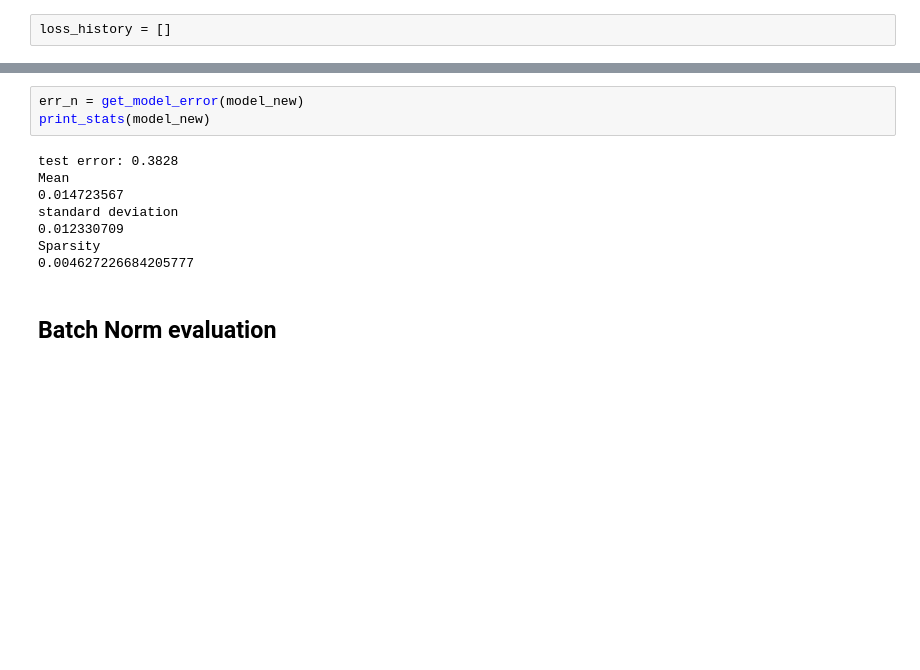
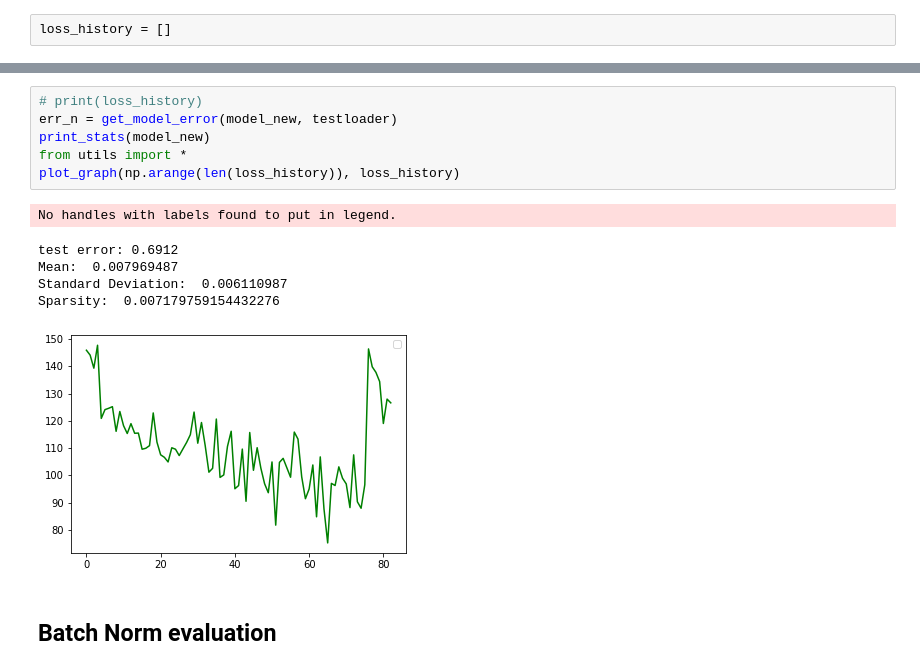
Before and after one commit to hannanabdul55/neural-nets-research-playground, a Jupyter notebook: Scale Activation function.ipynb, the cells around one changed output, grey strips where cells are left out. Cells and saved outputs as stored; diff of their text form; blank space fills up the shorter version.

Commit message:
update utils

```diff
--- a/Scale Activation function.ipynb
+++ b/Scale Activation function.ipynb
@@ -173,14 +162,16 @@ loss for epoch 5: 20.884
-# %%
-err_n = get_model_error(model_new)
-print_stats(model_new)
-# %% [output]
-test error: 0.3828
-Mean
-0.014723567
-standard deviation
-0.012330709
-Sparsity
-0.004627226684205777
+# %%
+# print(loss_history)
+err_n = get_model_error(model_new, testloader)
+print_stats(model_new)
+from utils import *
+plot_graph(np.arange(len(loss_history)), loss_history)
+# %% [output]
+No handles with labels found to put in legend.
+test error: 0.6912
+Mean:  0.007969487
+Standard Deviation:  0.006110987
+Sparsity:  0.007179759154432276
+[figure, added]
 # %% [markdown]
 ## Batch Norm evaluation
 # %%
```
Also changed, not shown: parts of 3 cells of this notebook, 2 other files.
